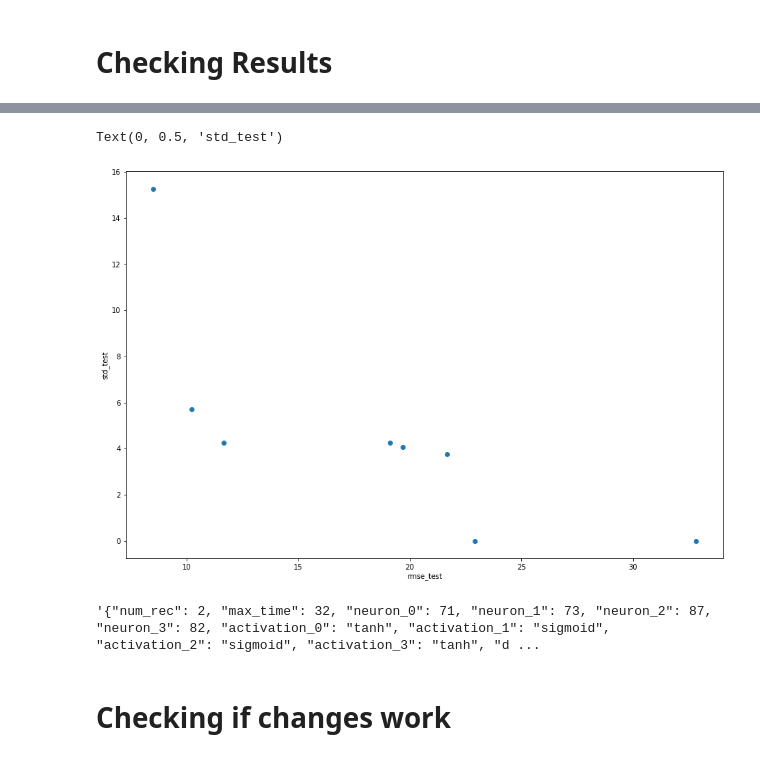
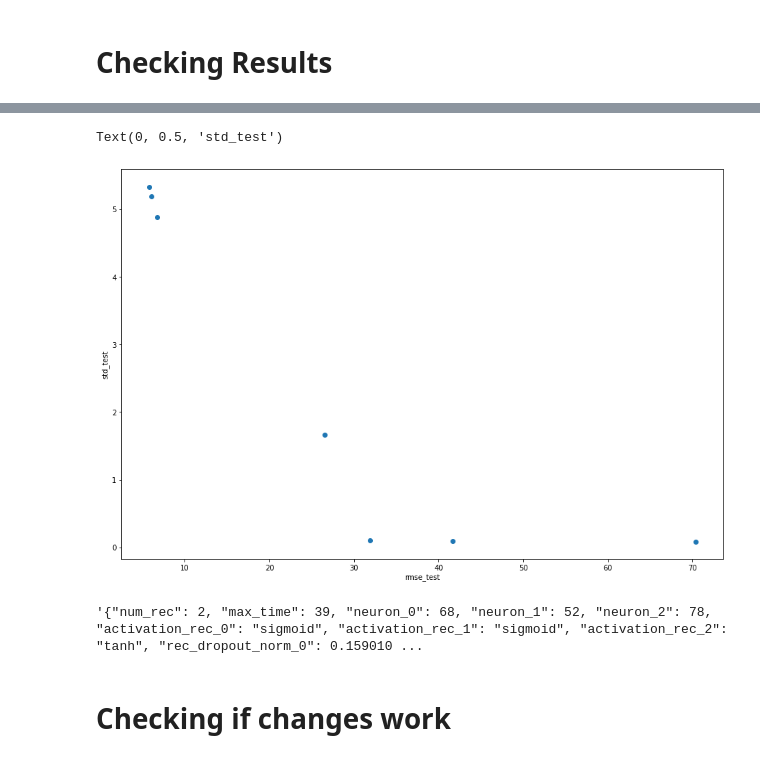
Before and after one commit to MariosKef/RULe, a Jupyter notebook: tests.ipynb, the cells around one changed output, grey strips where cells are left out. Drawn from its saved outputs; the diff is of its cells as text; code cells hidden in the pictures.

```diff
--- a/tests.ipynb
+++ b/tests.ipynb
@@ -6,7 +6,7 @@ import pygmo as pg
 import matplotlib.pyplot as plt
 import seaborn as sns
 # %%
-configs = pd.read_csv('./preliminary_experiments/results_no_cv_HO_14_10')
+configs = pd.read_csv('./results_no_cv_HO_10_12')
 # %%
 configs.head()
 # %% [output]
@@ -38,5 +38,5 @@ configs.head()
 # %%
-pareto_index = pg.non_dominated_front_2d(configs[['rmse_test', 'std_test']])
+pareto_index = pg.non_dominated_front_2d(configs[['rmse_test', 'uncertainty_test']])
 # %%
 pareto_configs = configs.iloc[pareto_index]
 # %%
@@ -54,20 +53,20 @@ pareto_configs
 # %%
 x = pareto_configs['rmse_test'].values
-y = pareto_configs['std_test'].values
+y = pareto_configs['uncertainty_test'].values
 plt.figure(figsize=(15,10))
 plt.scatter(x, y)
 plt.xlabel('rmse_test')
 plt.ylabel('std_test')
 
 # for i, txt in enumerate(pareto_configs.index):
 #     plt.annotate(txt, (x[i], y[i]))
 # %% [output]
 Text(0, 0.5, 'std_test')
-[figure, old version]
+[figure, new version]
 # %%
-pareto_configs.loc[49].net_cfg
+pareto_configs.loc[284].net_cfg
 # %% [output]
-'{"num_rec": 2, "max_time": 32, "neuron_0": 71, "neuron_1": 73, "neuron_2": 87, "neuron_3": 82, "activation_0": "tanh", "activation_1": "sigmoid", "activation_2": "sigmoid", "activation_3": "tanh", "d ...
+'{"num_rec": 2, "max_time": 39, "neuron_0": 68, "neuron_1": 52, "neuron_2": 78, "activation_rec_0": "sigmoid", "activation_rec_1": "sigmoid", "activation_rec_2": "tanh", "rec_dropout_norm_0": 0.159010 ...
 # %%
 sns.set_theme()
 
```
Also changed, not shown: parts of 10 cells of this notebook, 4 other files.
